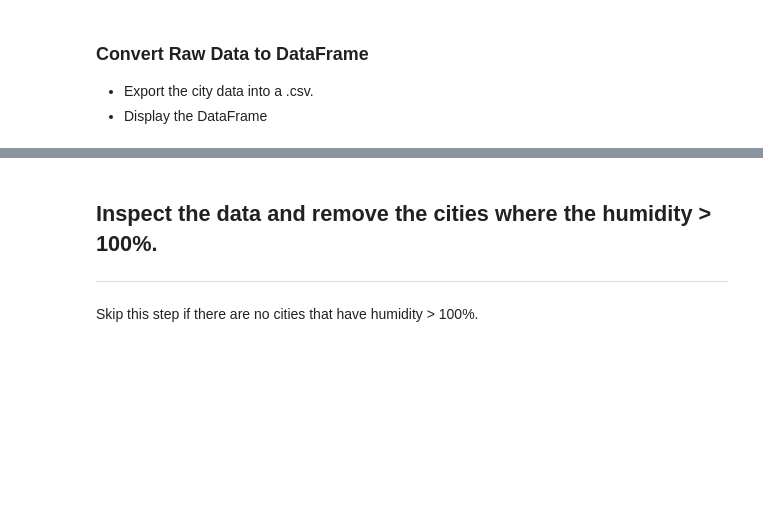
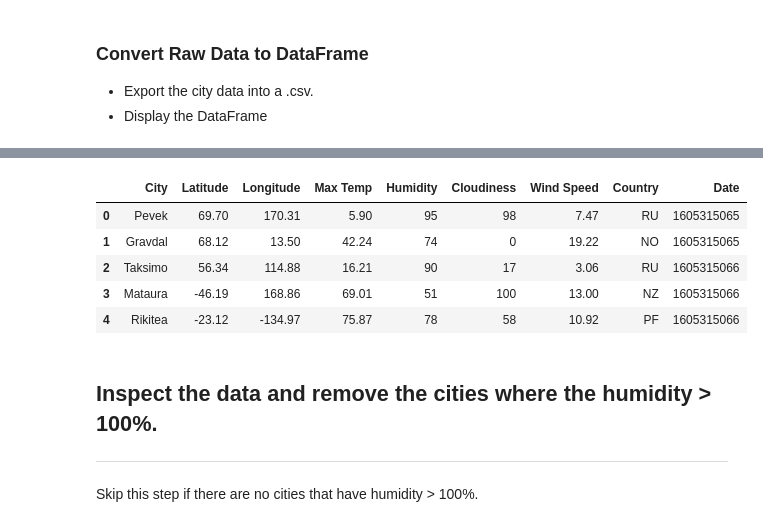
Before and after one commit to JMazick/python-api-challenge, a Jupyter notebook: WeatherPy/WeatherPy.ipynb, the cells around one changed output, grey strips where cells are left out. Cells and saved outputs as stored; diff of their text form; code cells hidden in the pictures; blank space fills up the shorter version.

```diff
--- a/WeatherPy/WeatherPy.ipynb
+++ b/WeatherPy/WeatherPy.ipynb
@@ -76,0 +63,28 @@ Data Retrieval Complete
+# %%
+# create list for each column(series)
+city_name = []
+latitude = []
+longitude = []
+max_temp = []
+humidity = []
+cloudiness = []
+wind_speed = []
+country = []
+date = []
+
+# build for a for loop
+for i in cities:
+    try:
+        city_info = requests.get(query_url + i).json()
+        print(f'Processing record')
+        city_name.append(city_info['name'])
+        latitude.append(city_info['coord']['lat'])
+        longitude.append(city_info['coord']['lon'])
+        max_temp.append(city_info['main']['temp_max'])
+        humidity.append(city_info['main']['humidity'])
+        cloudiness.append(city_info['clouds']['all'])
+        wind_speed.append(city_info['wind']['speed'])
+        country.append(city_info['sys']['country'])
+        date.append(city_info['dt'])
+    except KeyError:
+        print("City not found")
@@ -100,3 +113,22 @@ Data Retrieval Complete
+# %%
+city_data = pd.DataFrame({"City": city_name,
+   "Latitude": latitude,
+   "Longitude": longitude,
+   "Max Temp": max_temp,
+   "Humidity": humidity,
+   "Cloudiness": cloudiness,
+   "Wind Speed": wind_speed,
+   "Country": country,
+   "Date": date})
+
+city_data.head()
+# %% [output]
+|  | City | Latitude | Longitude | Max Temp | Humidity | Cloudiness | Wind Speed | Country | Date |
+| 0 | Pevek | 69.70 | 170.31 | 5.90 | 95 | 98 | 7.47 | RU | 1605315065 |
+| 1 | Gravdal | 68.12 | 13.50 | 42.24 | 74 | 0 | 19.22 | NO | 1605315065 |
+| 2 | Taksimo | 56.34 | 114.88 | 16.21 | 90 | 17 | 3.06 | RU | 1605315066 |
+| 3 | Mataura | -46.19 | 168.86 | 69.01 | 51 | 100 | 13.00 | NZ | 1605315066 |
+| 4 | Rikitea | -23.12 | -134.97 | 75.87 | 78 | 58 | 10.92 | PF | 1605315066 |
 # %% [markdown]
 ## Inspect the data and remove the cities where the humidity > 100%.
 ----
```
Also changed, not shown: parts of 7 cells of this notebook, 1 other file.
